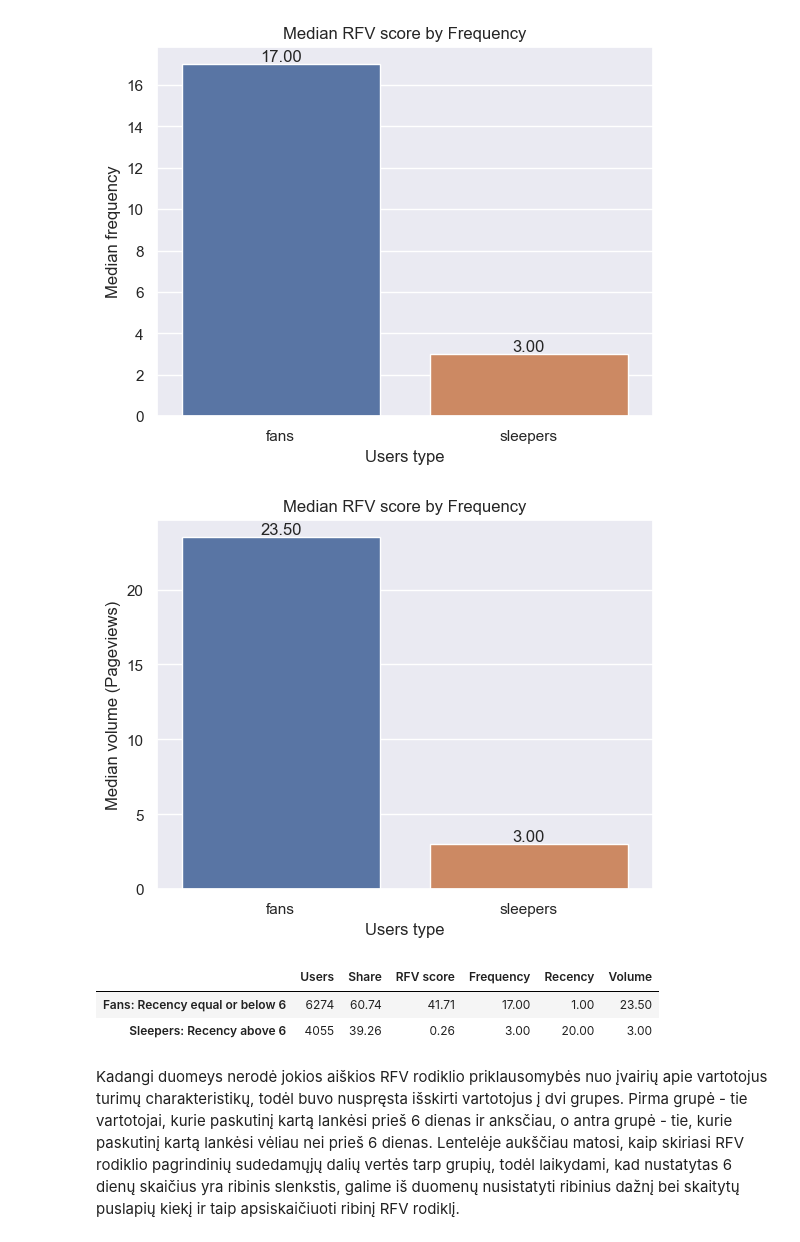
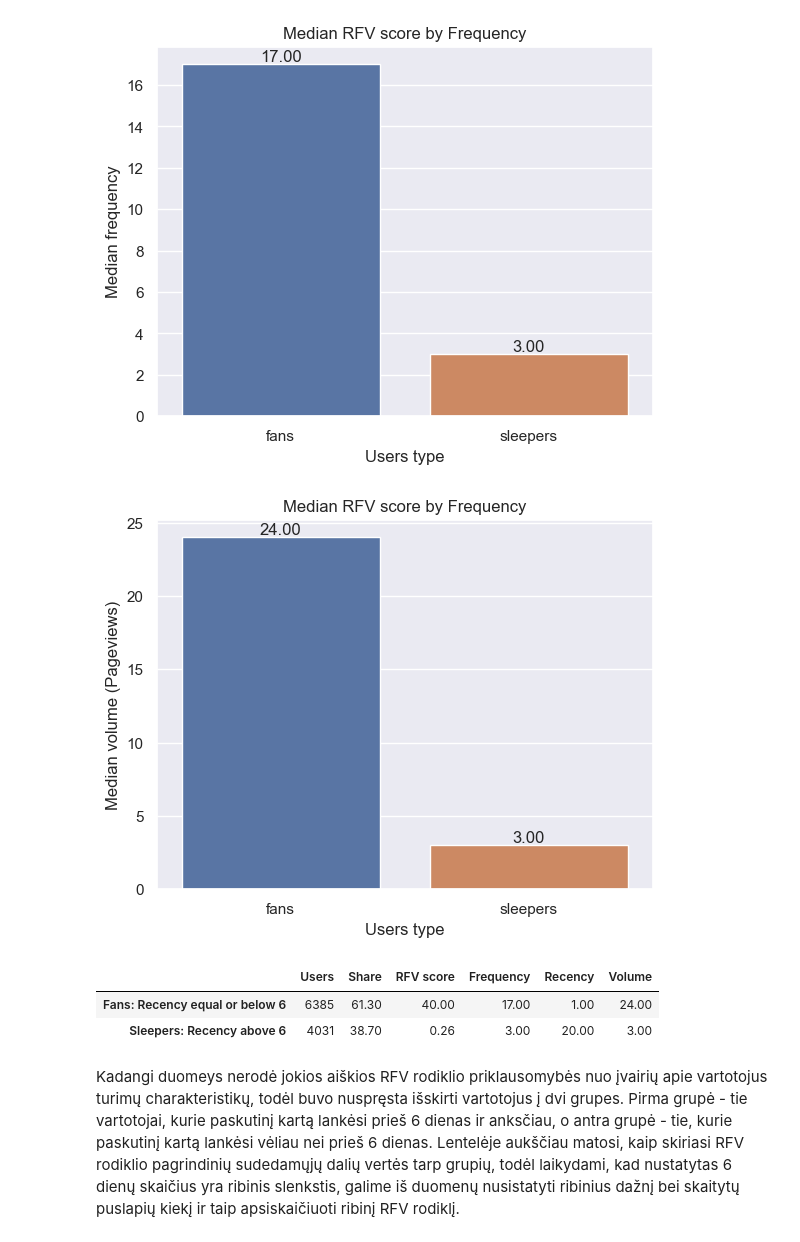
Before and after one commit to Gedas-LT/Paid-content-RFV-calculations, a Jupyter notebook: eda_notebook.ipynb, the cells around one changed output. Saved outputs shown, nothing was run; the diff lists cells and outputs as text; code cells hidden in the pictures.

```diff
--- a/eda_notebook.ipynb
+++ b/eda_notebook.ipynb
@@ -79,7 +79,7 @@ rfv_df = activity_query_data.groupby("user_delfi_id").agg(
     avg_scroll_depth=("scroll_depth", "mean")
 ).reset_index()
 # %%
-latest_date = "2023-03-09"
+latest_date = "2023-03-13"
 
 # The latest data of activity.
 anchor_date = pd.to_datetime(latest_date).date()
@@ -99,5 +99,3 @@ rfv_df.head()
-# %%
-delfi_id = 75757
 # %%
 # User ID and User Delfi ID from Delfi internal database.
 user_id_query = """
@@ -164,7 +162,7 @@ filtered_users_query = """
 		AND S.included_in_count = 1
 		AND T.completion_timestamp IS NOT NULL
 		AND S.sf_category = "Paid subscriptions"
-		AND US.valid_till > "2023-03-09 23:59:59") AS P1
+		AND US.valid_till > "2023-03-13 23:59:59") AS P1
     WHERE P1.row_num = 1
     AND P1.completion_timestamp < "2023-01-01 00:00:00"
     """
@@ -681,11 +679,11 @@ ax.set_ylabel("Median frequency");
 # %%
 ax = sns.barplot(data=syntetic_rfv_data.groupby("recency_threshold_user")["volume"].median().reset_index(), x="recency_threshold_user", y="volume")
 ax.bar_label(ax.containers[0], fmt="%.2f")
-ax.set_title("Median RFV score by Frequency")
+ax.set_title("Median RFV score by Volume")
 ax.set_xlabel("Users type")
 ax.set_ylabel("Median volume (Pageviews)");
 # %% [output]
-[figure, old version]
+[figure, new version]
 # %%
 pd.DataFrame({
     "Users": syntetic_rfv_data.groupby("recency_threshold_user")["user_id"].count(),
@@ -697,8 +695,8 @@ pd.DataFrame({
 }).set_axis(["Fans: Recency equal or below 6", "Sleepers: Recency above 6"], axis="index")
 # %% [output]
 |  | Users | Share | RFV score | Frequency | Recency | Volume |
-| Fans: Recency equal or below 6 | 6274 | 60.74 | 41.71 | 17.00 | 1.00 | 23.50 |
-| Sleepers: Recency above 6 | 4055 | 39.26 | 0.26 | 3.00 | 20.00 | 3.00 |
+| Fans: Recency equal or below 6 | 6385 | 61.30 | 40.00 | 17.00 | 1.00 | 24.00 |
+| Sleepers: Recency above 6 | 4031 | 38.70 | 0.26 | 3.00 | 20.00 | 3.00 |
 # %% [markdown]
 Kadangi duomeys nerodė jokios aiškios RFV rodiklio priklausomybės nuo įvairių apie vartotojus turimų charakteristikų, todėl buvo nuspręsta išskirti vartotojus į dvi grupes. Pirma grupė - tie vartotojai, kurie paskutinį kartą lankėsi prieš 6 dienas ir anksčiau, o antra grupė - tie, kurie paskutinį kartą lankėsi vėliau nei prieš 6 dienas. Lentelėje aukščiau matosi, kaip skiriasi RFV rodiklio pagrindinių sudedamųjų dalių vertės tarp grupių, todėl laikydami, kad nustatytas 6 dienų skaičius yra ribinis slenkstis, galime iš duomenų nusistatyti ribinius dažnį bei skaitytų puslapių kiekį ir taip apsiskaičiuoti ribinį RFV rodiklį.
 # %%
```
Also changed, not shown: parts of 30 cells of this notebook, 1 other file.
